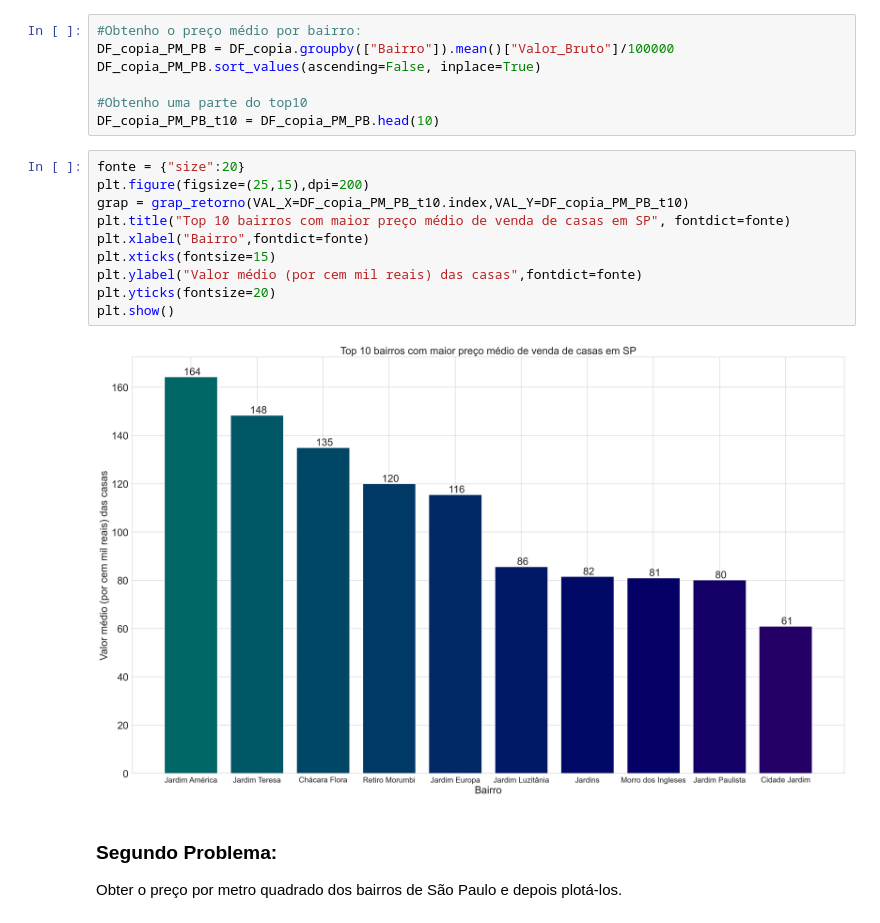
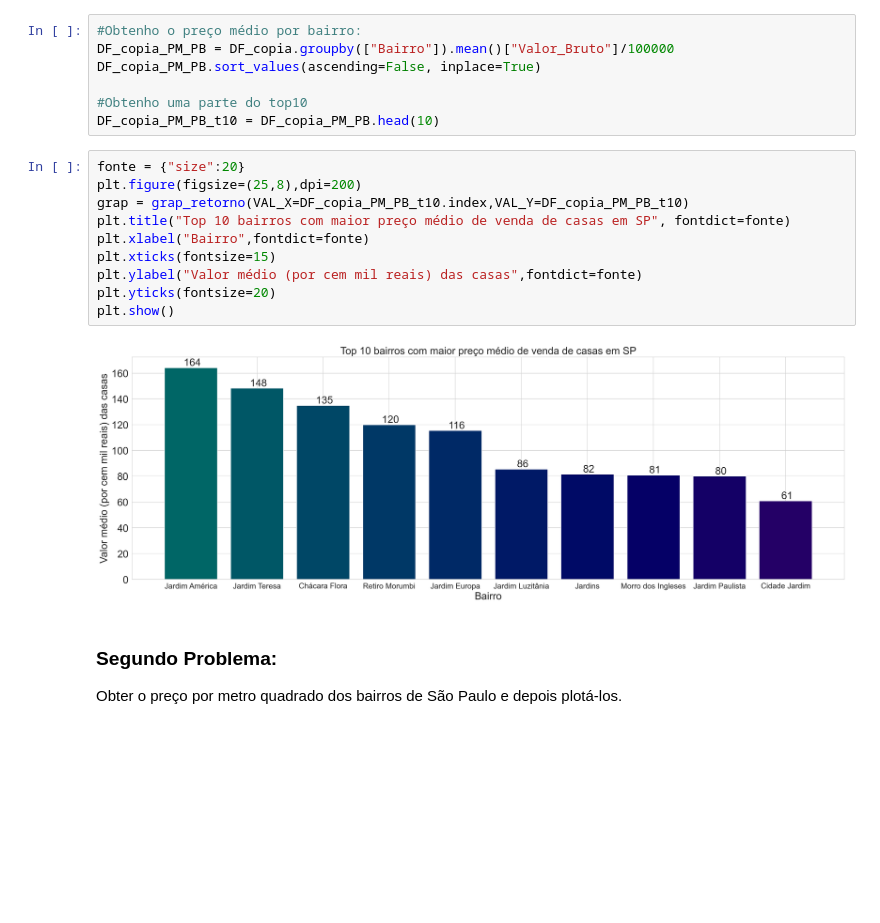
Before and after one commit to GabrielJDN/Imer_Dados_Alura, a Jupyter notebook: Aula_Dois.ipynb, the cells around one changed output. Drawn from its saved outputs; the diff is of its cells as text; blank space fills up the shorter version.

```diff
--- a/Aula_Dois.ipynb
+++ b/Aula_Dois.ipynb
@@ -146,16 +146,16 @@ DF_copia_PM_PB.sort_values(ascending=False, inplace=True)
 DF_copia_PM_PB_t10 = DF_copia_PM_PB.head(10)
 # %%
 fonte = {"size":20}
-plt.figure(figsize=(25,15),dpi=200)
+plt.figure(figsize=(25,8),dpi=200)
 grap = grap_retorno(VAL_X=DF_copia_PM_PB_t10.index,VAL_Y=DF_copia_PM_PB_t10)
 plt.title("Top 10 bairros com maior preço médio de venda de casas em SP", fontdict=fonte)
 plt.xlabel("Bairro",fontdict=fonte)
 plt.xticks(fontsize=15)
 plt.ylabel("Valor médio (por cem mil reais) das casas",fontdict=fonte)
 plt.yticks(fontsize=20)
 plt.show()
 # %% [output]
-[figure, old version]
+[figure, new version]
 # %% [markdown]
 ### Segundo Problema:
 
```
Also changed, not shown: parts of 9 cells of this notebook.
